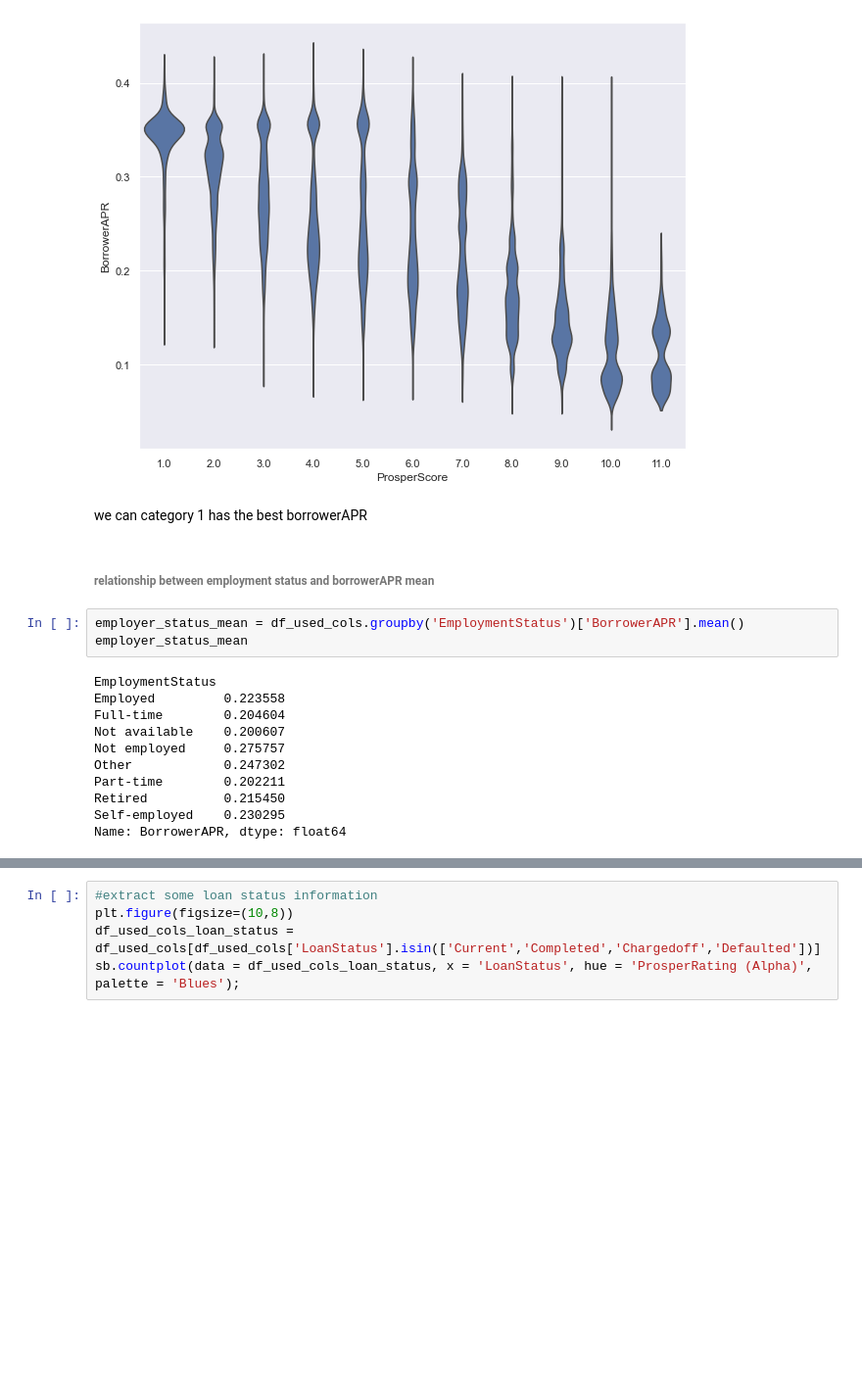
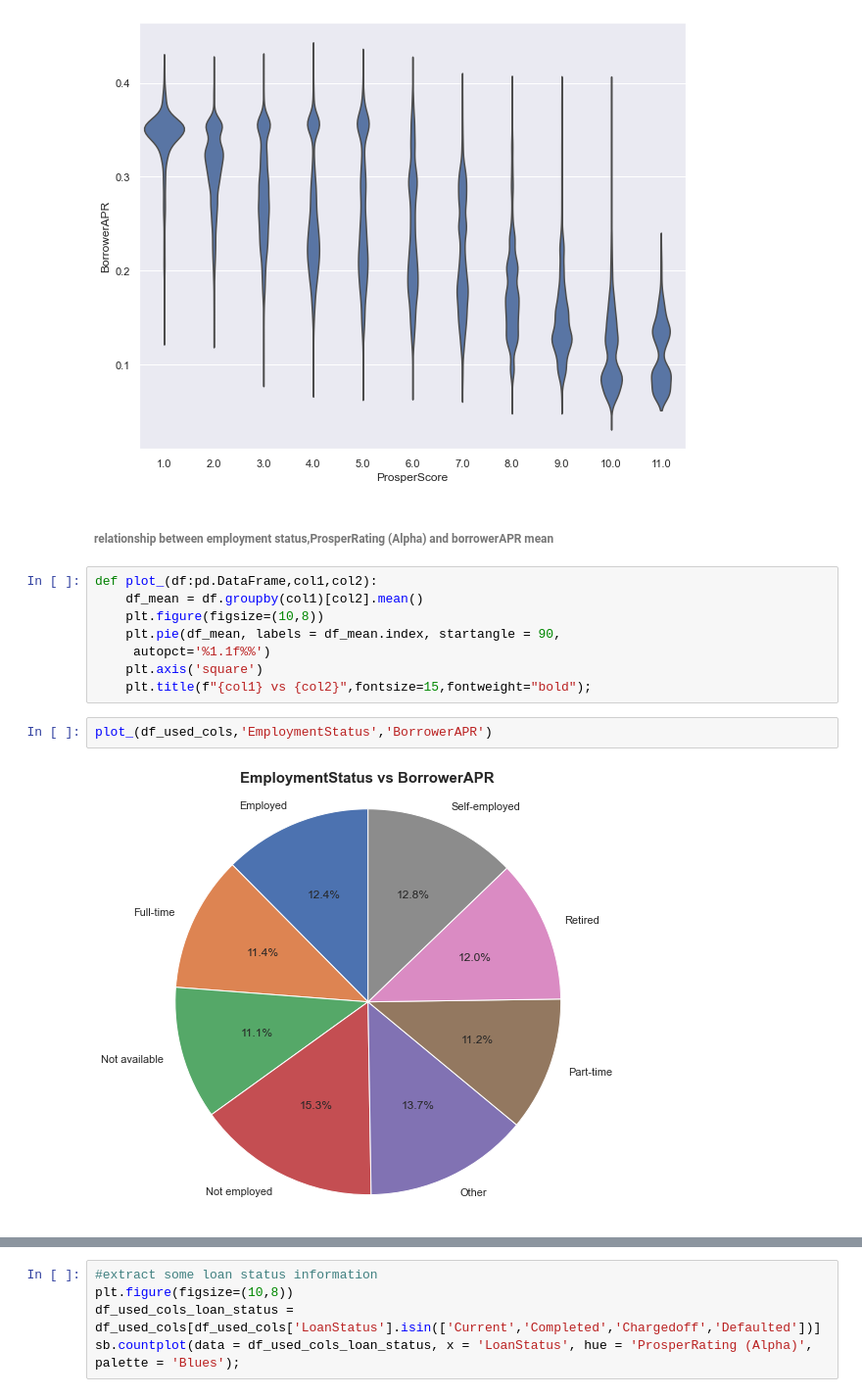
Before and after one commit to skevin-dev/communicate-data-findings, a Jupyter notebook: Notebooks/Part_I_exploration_data_analysis.ipynb, the cells around one changed output, grey strips where cells are left out. Shown at 98% size. Drawn from its saved outputs; the diff is of its cells as text; blank space fills up the shorter version.

```diff
--- a/Notebooks/Part_I_exploration_data_analysis.ipynb
+++ b/Notebooks/Part_I_exploration_data_analysis.ipynb
@@ -329,21 +313,17 @@ plt.figure(figsize=(10,8))
 sb.violinplot(data=df_used_cols, x='ProsperScore', y='BorrowerAPR',color=sb.color_palette()[0], inner=None);
 # %% [output]
 [figure]
-# %% [markdown]
-we can category 1 has the best borrowerAPR
 # %% [markdown]
-###### relationship between employment status and borrowerAPR mean
+###### relationship between employment status,ProsperRating (Alpha) and borrowerAPR mean
+# %%
+def plot_(df:pd.DataFrame,col1,col2):
+    df_mean = df.groupby(col1)[col2].mean()
+    plt.figure(figsize=(10,8))
+    plt.pie(df_mean, labels = df_mean.index, startangle = 90,
+     autopct='%1.1f%%')
+    plt.axis('square')
+    plt.title(f"{col1} vs {col2}",fontsize=15,fontweight="bold");
 # %%
-employer_status_mean = df_used_cols.groupby('EmploymentStatus')['BorrowerAPR'].mean()
-employer_status_mean
+plot_(df_used_cols,'EmploymentStatus','BorrowerAPR')
 # %% [output]
-EmploymentStatus
-Employed         0.223558
-Full-time        0.204604
-Not available    0.200607
-Not employed     0.275757
-Other            0.247302
-Part-time        0.202211
-Retired          0.215450
-Self-employed    0.230295
-Name: BorrowerAPR, dtype: float64
+[figure, added]
```
Also changed, not shown: parts of 34 cells of this notebook.
